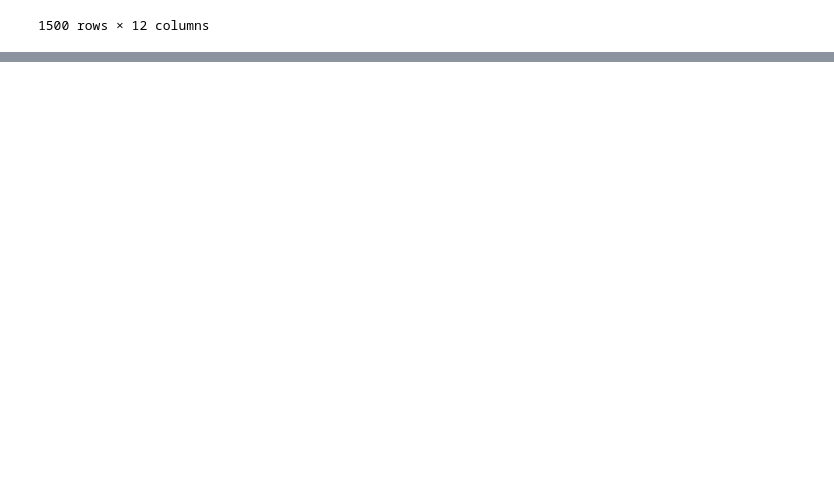
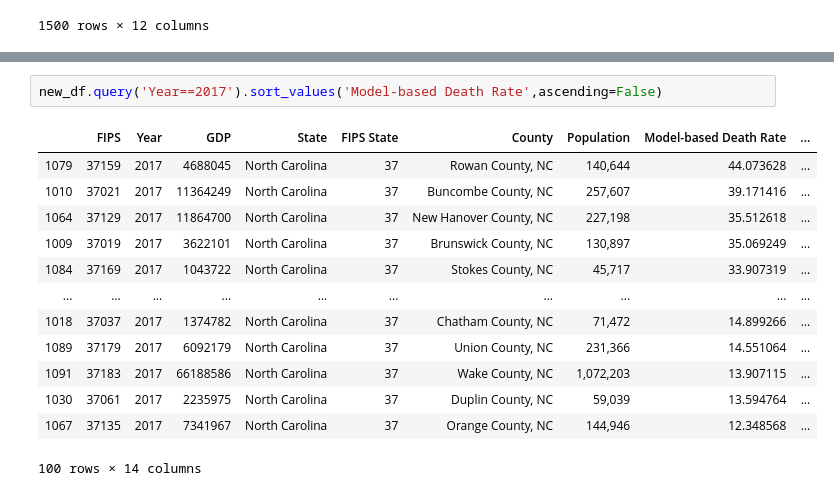
Before and after one commit to calebsanfo/CS216-Final, a Jupyter notebook: analysis.ipynb, the cells around one changed output, grey strips where cells are left out. Drawn from its saved outputs; the diff is of its cells as text; blank space fills up the shorter version.

```diff
--- a/analysis.ipynb
+++ b/analysis.ipynb
@@ -205,0 +300,16 @@ new_df
+# %%
+new_df.query('Year==2017').sort_values('Model-based Death Rate',ascending=False)
+# %% [output]
+|  | FIPS | Year | GDP | State | FIPS State | County | Population | Model-based Death Rate | ... |
+| 1079 | 37159 | 2017 | 4688045 | North Carolina | 37 | Rowan County, NC | 140,644 | 44.073628 | ... |
+| 1010 | 37021 | 2017 | 11364249 | North Carolina | 37 | Buncombe County, NC | 257,607 | 39.171416 | ... |
+| 1064 | 37129 | 2017 | 11864700 | North Carolina | 37 | New Hanover County, NC | 227,198 | 35.512618 | ... |
+| 1009 | 37019 | 2017 | 3622101 | North Carolina | 37 | Brunswick County, NC | 130,897 | 35.069249 | ... |
+| 1084 | 37169 | 2017 | 1043722 | North Carolina | 37 | Stokes County, NC | 45,717 | 33.907319 | ... |
+| ... | ... | ... | ... | ... | ... | ... | ... | ... | ... |
+| 1018 | 37037 | 2017 | 1374782 | North Carolina | 37 | Chatham County, NC | 71,472 | 14.899266 | ... |
+| 1089 | 37179 | 2017 | 6092179 | North Carolina | 37 | Union County, NC | 231,366 | 14.551064 | ... |
+| 1091 | 37183 | 2017 | 66188586 | North Carolina | 37 | Wake County, NC | 1,072,203 | 13.907115 | ... |
+| 1030 | 37061 | 2017 | 2235975 | North Carolina | 37 | Duplin County, NC | 59,039 | 13.594764 | ... |
+| 1067 | 37135 | 2017 | 7341967 | North Carolina | 37 | Orange County, NC | 144,946 | 12.348568 | ... |
+100 rows × 14 columns
```
Also changed, not shown: parts of 4 cells of this notebook.
